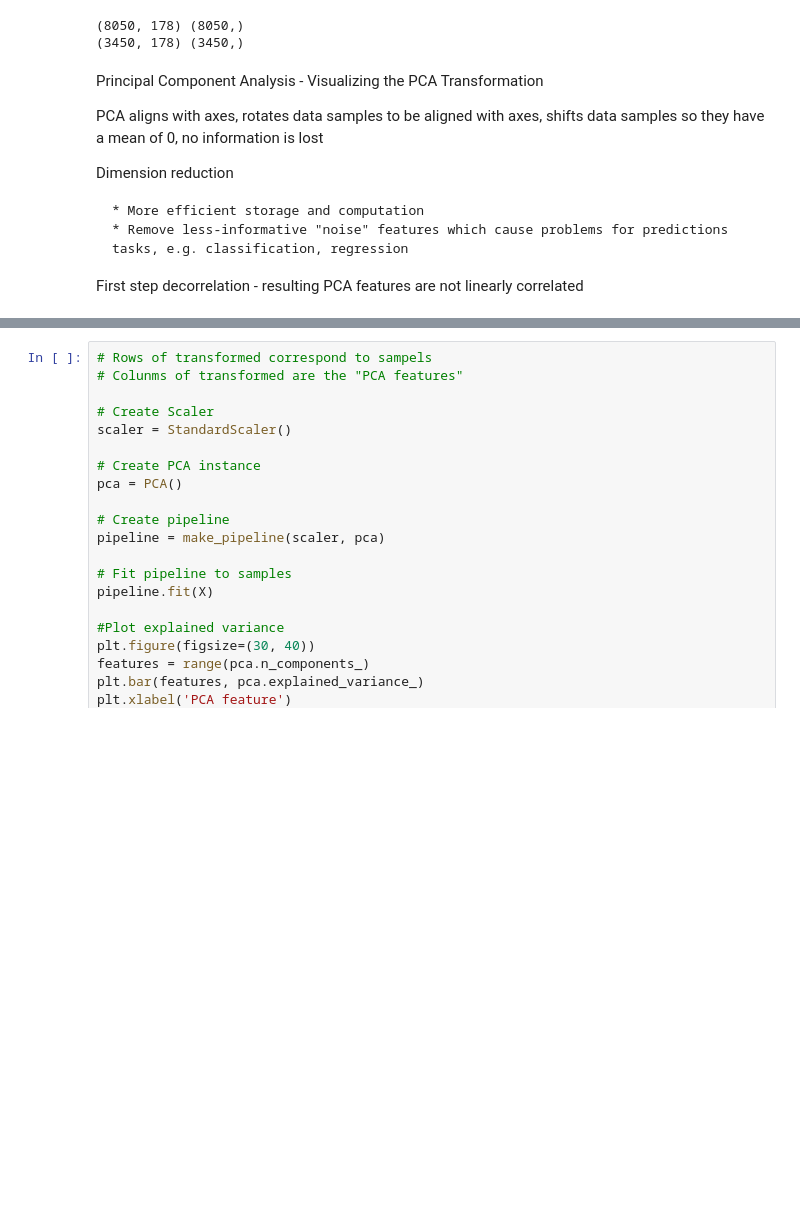
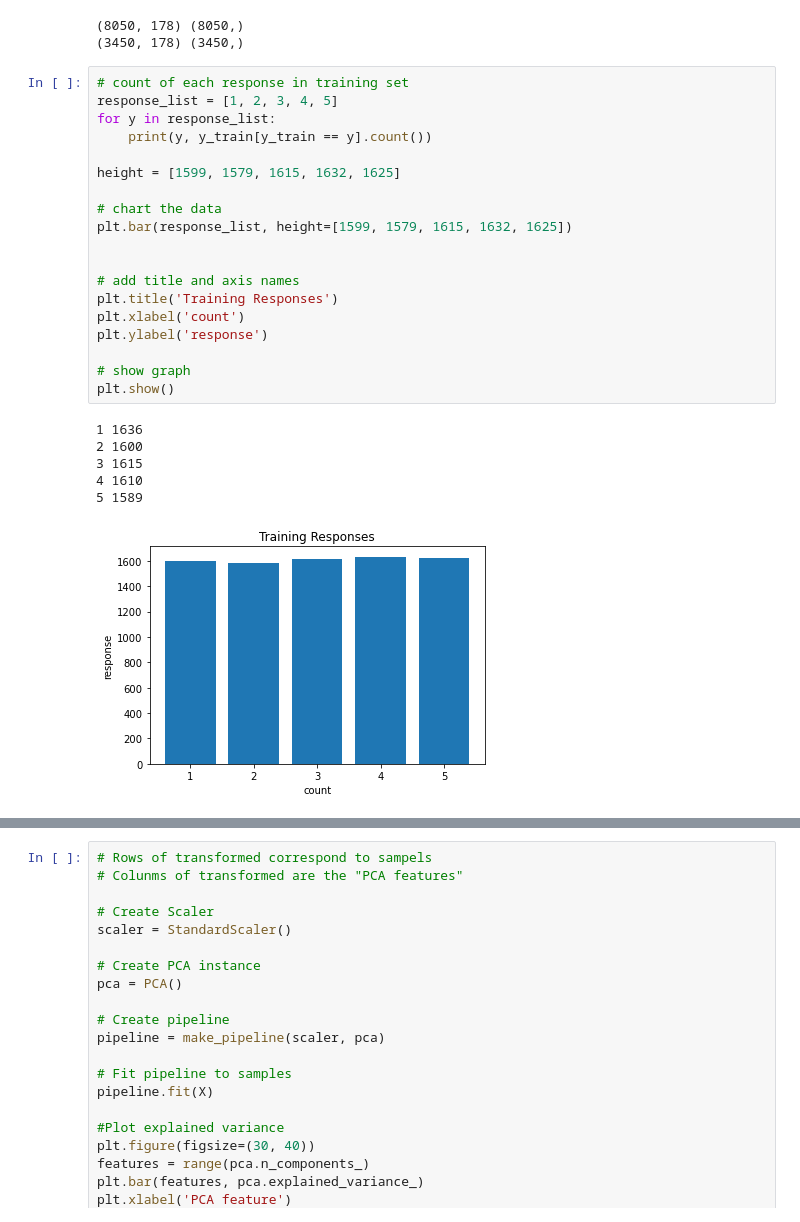
Before and after one commit to Br111t/epileptic, a Jupyter notebook: ESR_Preprocessing_Modeling.ipynb, the cells around one changed output, grey strips where cells are left out. Saved outputs shown, nothing was run; the diff lists cells and outputs as text; blank space fills up the shorter version.

Commit message:
Added training/test distribution graphs

```diff
--- a/ESR_Preprocessing_Modeling.ipynb
+++ b/ESR_Preprocessing_Modeling.ipynb
@@ -40,14 +34,29 @@ print(X_test.shape, y_test.shape)
 # %% [output]
 (8050, 178) (8050,)
 (3450, 178) (3450,)
-# %% [markdown]
-Principal Component Analysis - Visualizing the PCA Transformation
-
-PCA aligns with axes, rotates data samples to be aligned with axes, shifts data samples so they have a mean of 0, no information is lost
-
-Dimension reduction
-
-    * More efficient storage and computation
-    * Remove less-informative "noise" features which cause problems for predictions tasks, e.g. classification, regression
-
-First step decorrelation - resulting PCA features are not linearly correlated
+# %%
+# count of each response in training set
+response_list = [1, 2, 3, 4, 5]
+for y in response_list:
+    print(y, y_train[y_train == y].count())
+
+height = [1599, 1579, 1615, 1632, 1625]
+
+# chart the data
+plt.bar(response_list, height=[1599, 1579, 1615, 1632, 1625])
+
+
+# add title and axis names
+plt.title('Training Responses')
+plt.xlabel('count')
+plt.ylabel('response')
+
+# show graph
+plt.show()
+# %% [output]
+1 1636
+2 1600
+3 1615
+4 1610
+5 1589
+[figure, added]
```
Also changed, not shown: parts of 7 cells of this notebook.
